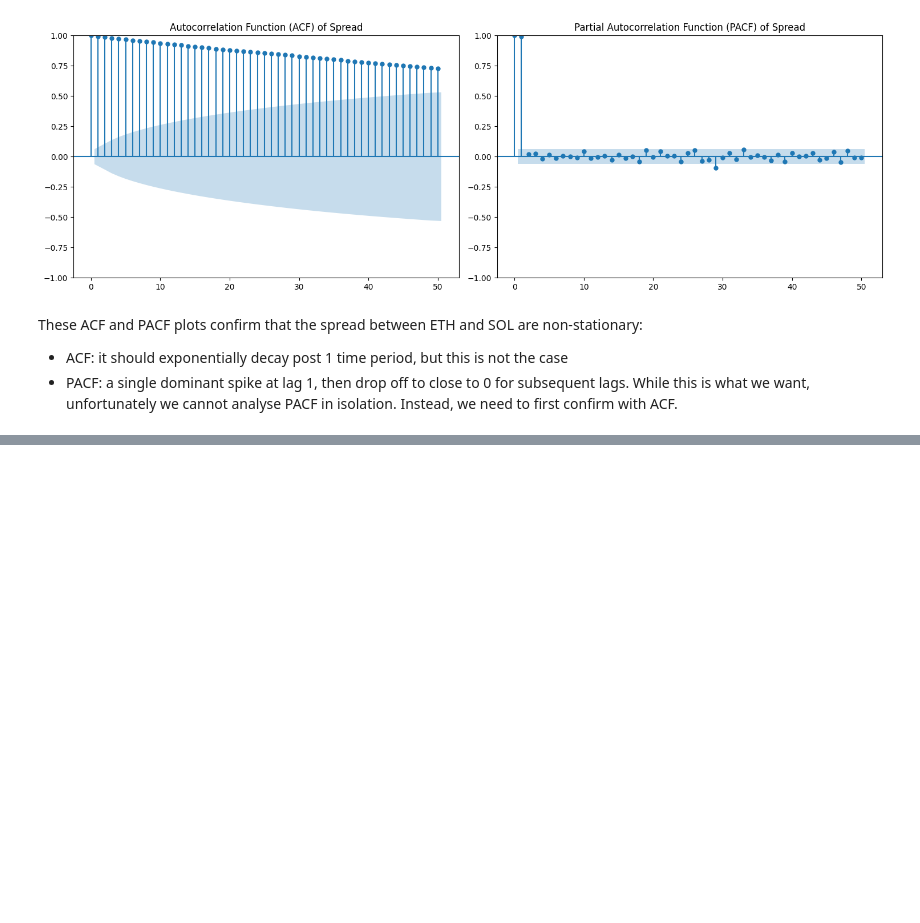
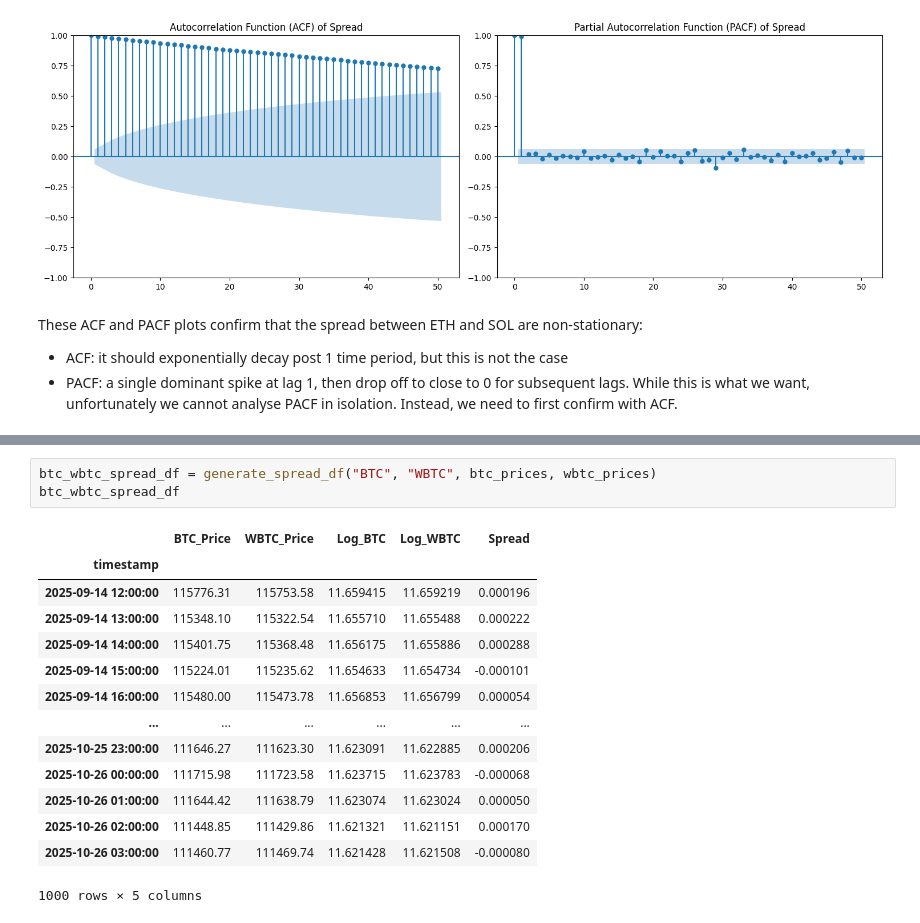
Before and after one commit to 0xSingletOnly/simple_quant_strategies, a Jupyter notebook: 1_stat_arb_intro.ipynb, the cells around one changed output, grey strips where cells are left out. Drawn from its saved outputs; the diff is of its cells as text; blank space fills up the shorter version.

```diff
--- a/1_stat_arb_intro.ipynb
+++ b/1_stat_arb_intro.ipynb
@@ -215,0 +270,18 @@ These ACF and PACF plots confirm that the spread between ETH and SOL are non-sta
+# %%
+btc_wbtc_spread_df = generate_spread_df("BTC", "WBTC", btc_prices, wbtc_prices)
+btc_wbtc_spread_df
+# %% [output]
+|  | BTC_Price | WBTC_Price | Log_BTC | Log_WBTC | Spread |
+| timestamp |  |  |  |  |  |
+| 2025-09-14 12:00:00 | 115776.31 | 115753.58 | 11.659415 | 11.659219 | 0.000196 |
+| 2025-09-14 13:00:00 | 115348.10 | 115322.54 | 11.655710 | 11.655488 | 0.000222 |
+| 2025-09-14 14:00:00 | 115401.75 | 115368.48 | 11.656175 | 11.655886 | 0.000288 |
+| 2025-09-14 15:00:00 | 115224.01 | 115235.62 | 11.654633 | 11.654734 | -0.000101 |
+| 2025-09-14 16:00:00 | 115480.00 | 115473.78 | 11.656853 | 11.656799 | 0.000054 |
+| ... | ... | ... | ... | ... | ... |
+| 2025-10-25 23:00:00 | 111646.27 | 111623.30 | 11.623091 | 11.622885 | 0.000206 |
+| 2025-10-26 00:00:00 | 111715.98 | 111723.58 | 11.623715 | 11.623783 | -0.000068 |
+| 2025-10-26 01:00:00 | 111644.42 | 111638.79 | 11.623074 | 11.623024 | 0.000050 |
+| 2025-10-26 02:00:00 | 111448.85 | 111429.86 | 11.621321 | 11.621151 | 0.000170 |
+| 2025-10-26 03:00:00 | 111460.77 | 111469.74 | 11.621428 | 11.621508 | -0.000080 |
+1000 rows × 5 columns
```
Also changed, not shown: parts of 12 cells of this notebook.
